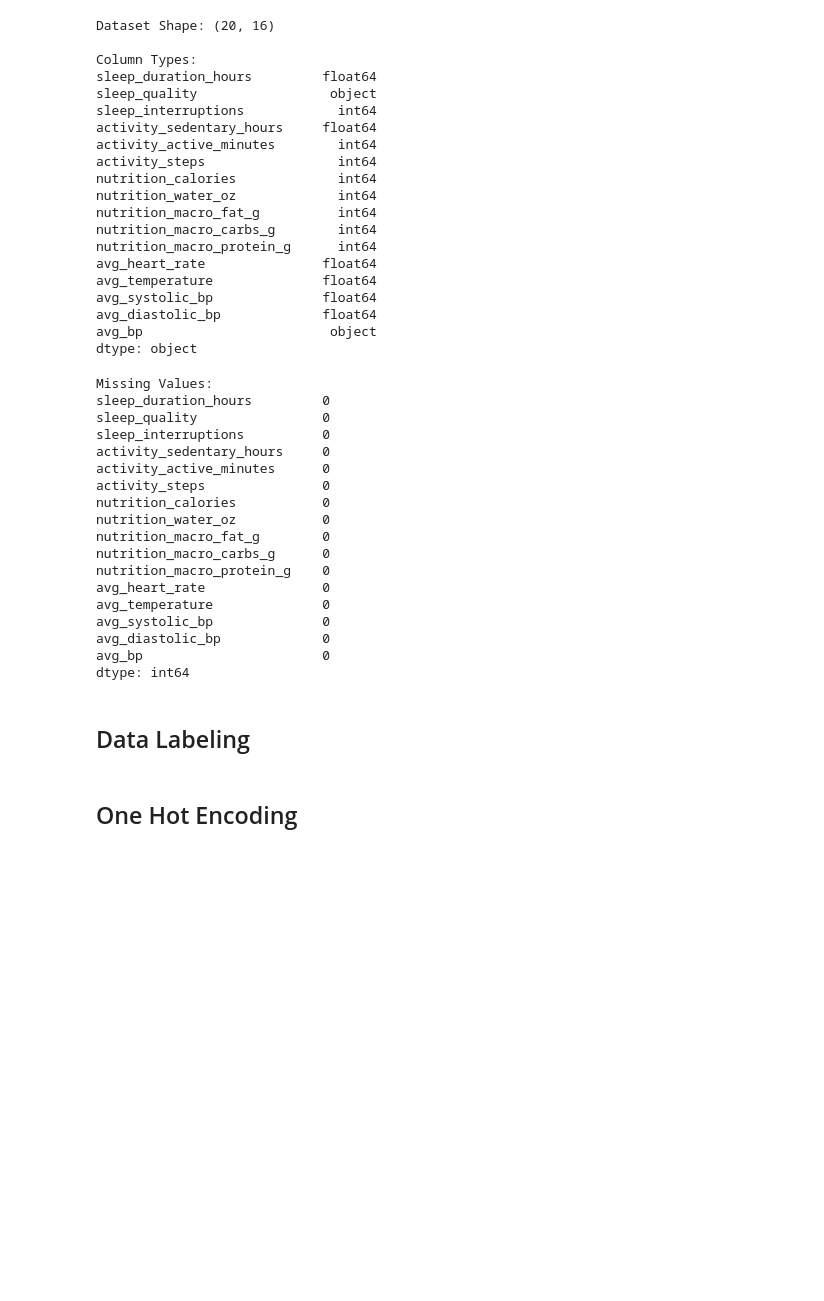
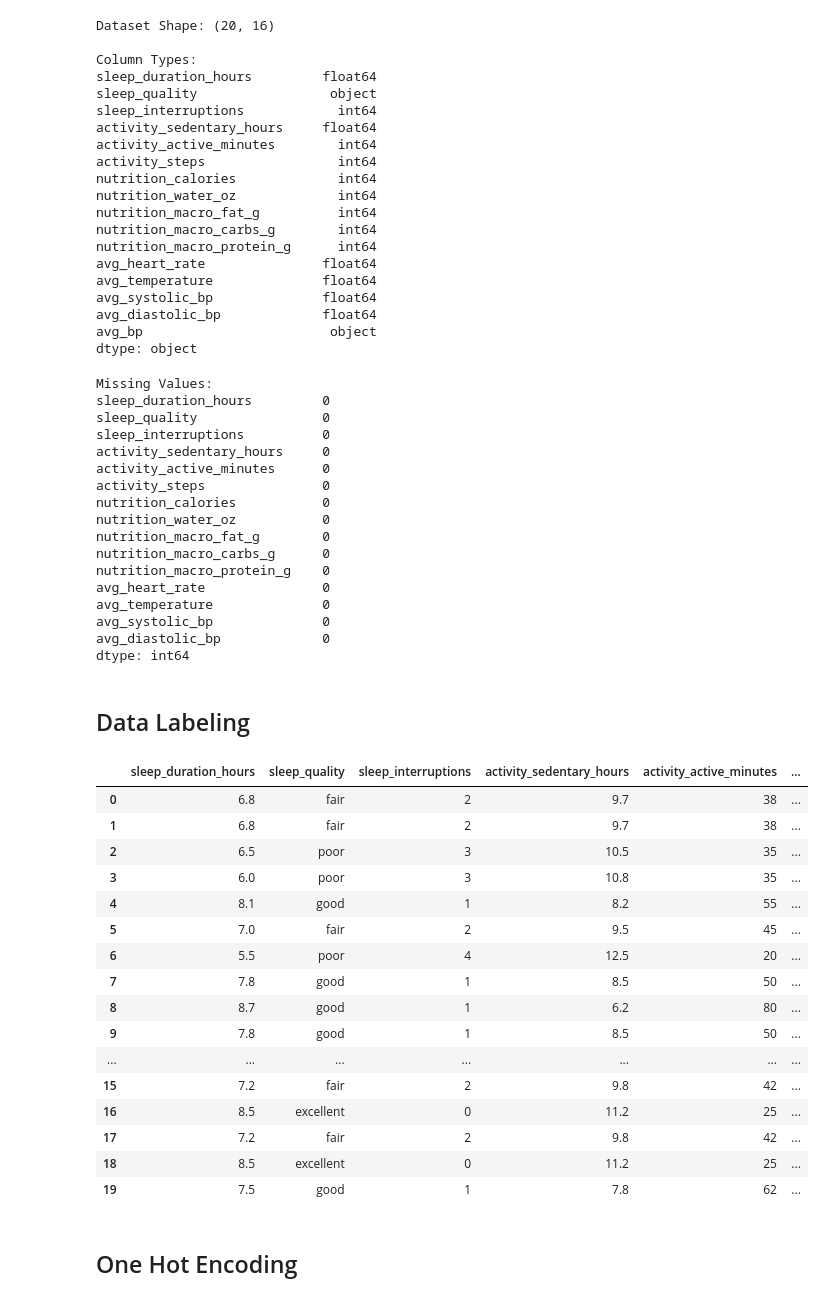
Before and after one commit to RidaDurani/firebase-health-data-analysis, a Jupyter notebook: backend/4_model_training.ipynb, the cells around one changed output. Cells and saved outputs as stored; diff of their text form; code cells hidden in the pictures; blank space fills up the shorter version.

```diff
--- a/backend/4_model_training.ipynb
+++ b/backend/4_model_training.ipynb
@@ -53,8 +58,11 @@ avg_systolic_bp              float64
 avg_diastolic_bp             float64
 avg_bp                        object
 dtype: object
+# %%
+#Dropping avg_bp as we have them in separate columns and those values would be more useful than having the bp as object type
+cleaned_data.drop(columns=['avg_bp'], inplace=True)
 # %%
-# Check for missing values
+#Checking for missing values
 print("\nMissing Values:")
 print(cleaned_data.isnull().sum())
 # %% [output]
@@ -74,34 +82,55 @@ avg_heart_rate               0
 avg_temperature              0
 avg_systolic_bp              0
 avg_diastolic_bp             0
-avg_bp                       0
 dtype: int64
 # %% [markdown]
 ## Data Labeling
 # %%
 def classify_health(row):
     # Poor Health Conditions
     if (row['sleep_duration_hours'] < 6.5 or
         row['sleep_quality'] == 'poor' or
         row['sleep_interruptions'] >= 3 or
         row['avg_heart_rate'] > 80 or
         row['avg_systolic_bp'] > 130 or
         row['avg_diastolic_bp'] > 85 or
         row['activity_steps'] < 5000):
         return 'Poor'
 
     # Good Health Conditions
     elif (row['sleep_duration_hours'] > 8 and
           row['sleep_quality'] in ['good', 'excellent'] and
           row['sleep_interruptions'] <= 1 and
           row['avg_heart_rate'] < 70 and
           row['avg_systolic_bp'] < 120 and
           row['avg_diastolic_bp'] < 80 and
           row['activity_steps'] > 8000):
         return 'Good'
 
     else:
         return 'Moderate'
+
+#Applying the function to the cleaned data
+cleaned_data['health_category'] = cleaned_data.apply(classify_health, axis=1)
+cleaned_data
+# %% [output]
+|  | sleep_duration_hours | sleep_quality | sleep_interruptions | activity_sedentary_hours | activity_active_minutes | ... |
+| 0 | 6.8 | fair | 2 | 9.7 | 38 | ... |
+| 1 | 6.8 | fair | 2 | 9.7 | 38 | ... |
+| 2 | 6.5 | poor | 3 | 10.5 | 35 | ... |
+| 3 | 6.0 | poor | 3 | 10.8 | 35 | ... |
+| 4 | 8.1 | good | 1 | 8.2 | 55 | ... |
+| 5 | 7.0 | fair | 2 | 9.5 | 45 | ... |
+| 6 | 5.5 | poor | 4 | 12.5 | 20 | ... |
+| 7 | 7.8 | good | 1 | 8.5 | 50 | ... |
+| 8 | 8.7 | good | 1 | 6.2 | 80 | ... |
+| 9 | 7.8 | good | 1 | 8.5 | 50 | ... |
+| ... | ... | ... | ... | ... | ... | ... |
+| 15 | 7.2 | fair | 2 | 9.8 | 42 | ... |
+| 16 | 8.5 | excellent | 0 | 11.2 | 25 | ... |
+| 17 | 7.2 | fair | 2 | 9.8 | 42 | ... |
+| 18 | 8.5 | excellent | 0 | 11.2 | 25 | ... |
+| 19 | 7.5 | good | 1 | 7.8 | 62 | ... |
 # %% [markdown]
 ## One Hot Encoding
 # %%
```
Also changed, not shown: parts of 12 cells of this notebook.
